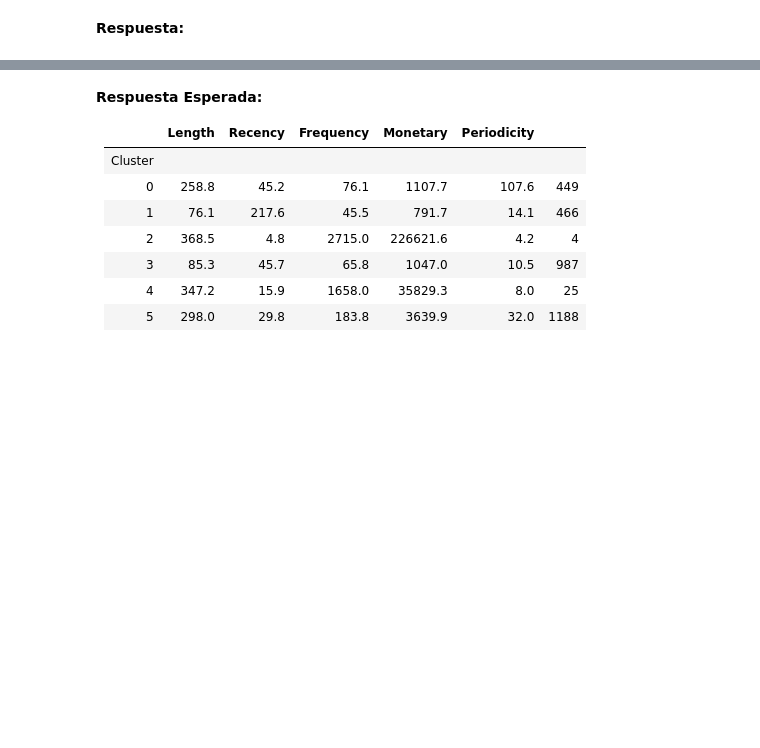
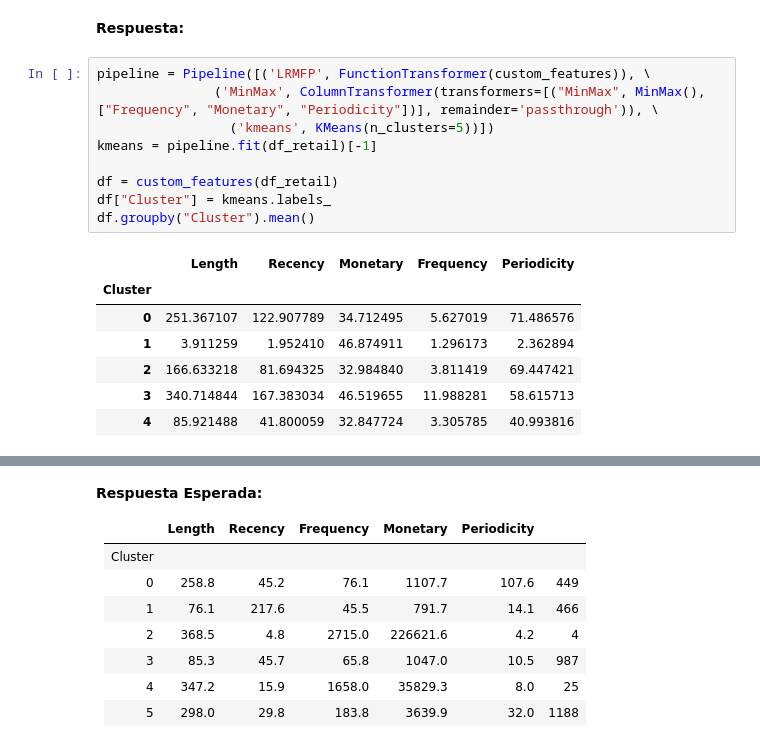
Before and after one commit to CVelizR/evaluaciones-mds7202, a Jupyter notebook: Lab6/Laboratorio6_Enunciado.ipynb, the cells around one changed output, grey strips where cells are left out. Drawn from its saved outputs; the diff is of its cells as text; blank space fills up the shorter version.

```diff
--- a/Lab6/Laboratorio6_Enunciado.ipynb
+++ b/Lab6/Laboratorio6_Enunciado.ipynb
@@ -221,3 +293,20 @@ En base a la elección de k realizada en la sección anterior, utilice este valo
 Una vez ajustado los datos, genere una tabla con los promedios (o medianas) para cada uno de los atributos, agrupando estos por el clúster que pertenecen. ¿Es posible observar agrupaciones coherentes?, ¿Qué tipo de clientes posee el retail?, Justifique su respuesta y no decepcione a Mr. Lepin.
 # %% [markdown]
 **Respuesta:**
+# %%
+pipeline = Pipeline([('LRMFP', FunctionTransformer(custom_features)), \
+               ('MinMax', ColumnTransformer(transformers=[("MinMax", MinMax(), ["Frequency", "Monetary", "Periodicity"])], remainder='passthrough')), \
+                 ('kmeans', KMeans(n_clusters=5))])
+kmeans = pipeline.fit(df_retail)[-1]
+
+df = custom_features(df_retail)
+df["Cluster"] = kmeans.labels_
+df.groupby("Cluster").mean()
+# %% [output]
+|  | Length | Recency | Monetary | Frequency | Periodicity |
+| Cluster |  |  |  |  |  |
+| 0 | 251.367107 | 122.907789 | 34.712495 | 5.627019 | 71.486576 |
+| 1 | 3.911259 | 1.952410 | 46.874911 | 1.296173 | 2.362894 |
+| 2 | 166.633218 | 81.694325 | 32.984840 | 3.811419 | 69.447421 |
+| 3 | 340.714844 | 167.383034 | 46.519655 | 11.988281 | 58.615713 |
+| 4 | 85.921488 | 41.800059 | 32.847724 | 3.305785 | 40.993816 |
```
Also changed, not shown: parts of 17 cells of this notebook.
